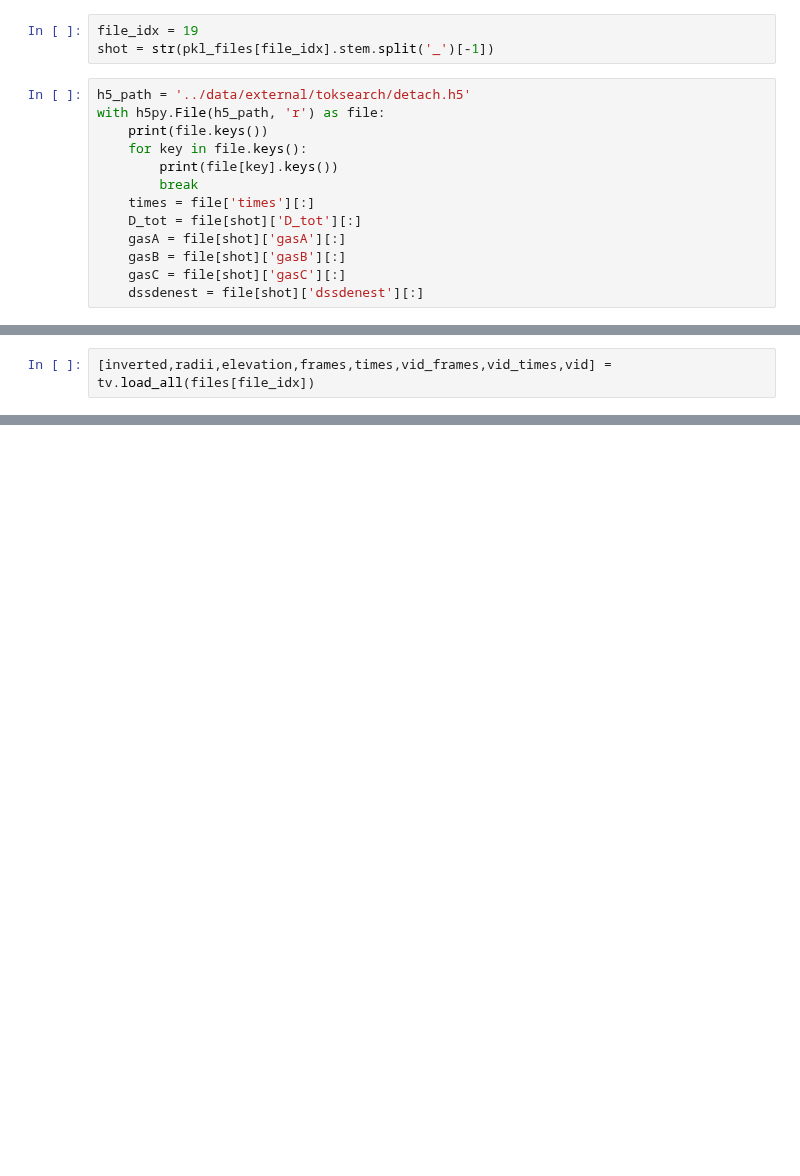
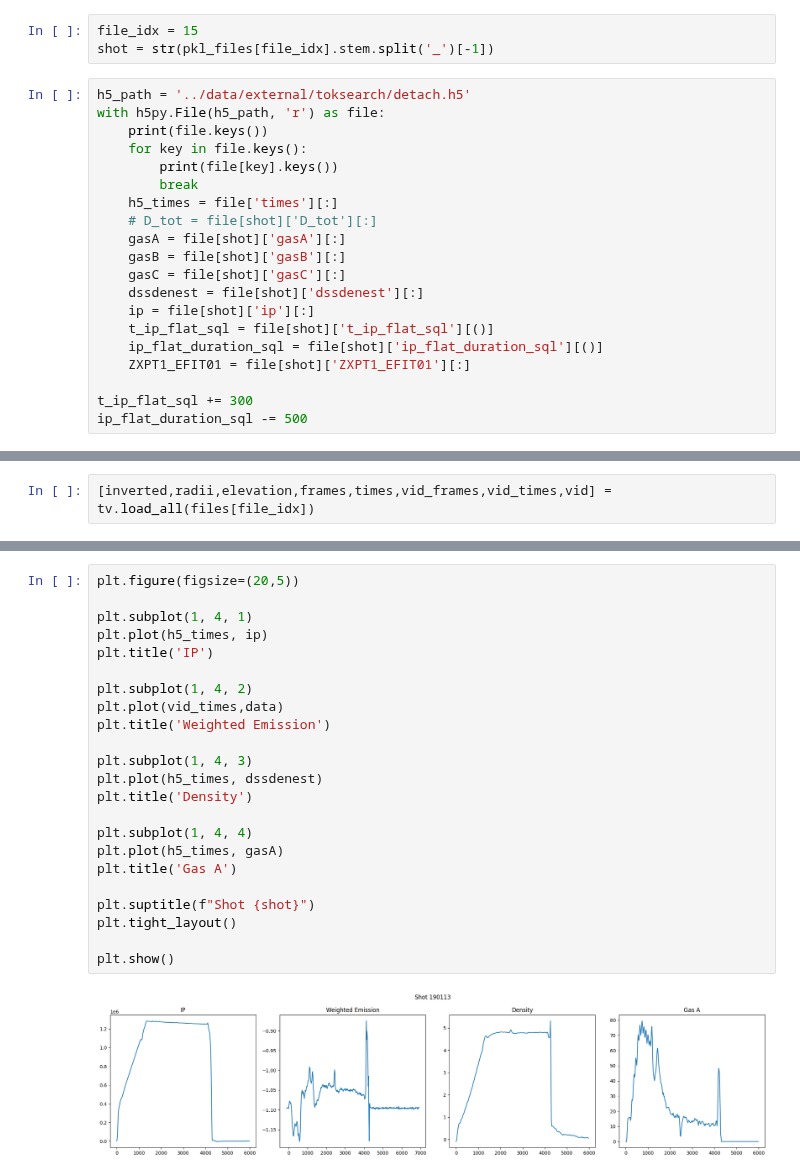
Before and after one commit to PlasmaControl/plasma-tv, a Jupyter notebook: notebooks/weighted_emission_sandbox.ipynb, the cells around one changed output, grey strips where cells are left out. Saved outputs shown, nothing was run; the diff lists cells and outputs as text; blank space fills up the shorter version.

```diff
--- a/notebooks/weighted_emission_sandbox.ipynb
+++ b/notebooks/weighted_emission_sandbox.ipynb
@@ -310,7 +310,7 @@ for idx, file in enumerate(pkl_files):
 24       199353
 25       199354
 # %%
-file_idx = 19
+file_idx = 15
 shot = str(pkl_files[file_idx].stem.split('_')[-1])
 # %%
 h5_path = '../data/external/toksearch/detach.h5'
@@ -319,11 +319,18 @@ with h5py.File(h5_path, 'r') as file:
     for key in file.keys():
         print(file[key].keys())
         break
-    times = file['times'][:]
-    D_tot = file[shot]['D_tot'][:]
+    h5_times = file['times'][:]
+    # D_tot = file[shot]['D_tot'][:]
     gasA = file[shot]['gasA'][:]
     gasB = file[shot]['gasB'][:]
     gasC = file[shot]['gasC'][:]
     dssdenest = file[shot]['dssdenest'][:]
+    ip = file[shot]['ip'][:]
+    t_ip_flat_sql = file[shot]['t_ip_flat_sql'][()]
+    ip_flat_duration_sql = file[shot]['ip_flat_duration_sql'][()]
+    ZXPT1_EFIT01 = file[shot]['ZXPT1_EFIT01'][:]
+
+t_ip_flat_sql += 300
+ip_flat_duration_sql -= 500
 # %% [output]
 <KeysViewHDF5 ['189057', '189061', '189062', '189081', '189088', '189090', '189093', '189094', '189097', '189100', '189101', '189448', '189451', '190109', '190110', '190113', '190114', '190115', '1901 ...
@@ -345,0 +357,25 @@ plt.plot(times, dssdenest)
+# %%
+plt.figure(figsize=(20,5))
+
+plt.subplot(1, 4, 1)
+plt.plot(h5_times, ip)
+plt.title('IP')
+
+plt.subplot(1, 4, 2)
+plt.plot(vid_times,data)
+plt.title('Weighted Emission')
+
+plt.subplot(1, 4, 3)
+plt.plot(h5_times, dssdenest)
+plt.title('Density')
+
+plt.subplot(1, 4, 4)
+plt.plot(h5_times, gasA)
+plt.title('Gas A')
+
+plt.suptitle(f"Shot {shot}")
+plt.tight_layout()
+
+plt.show()
+# %% [output]
+[figure, added]
```
Also changed, not shown: parts of 6 cells of this notebook, 1 other file.
